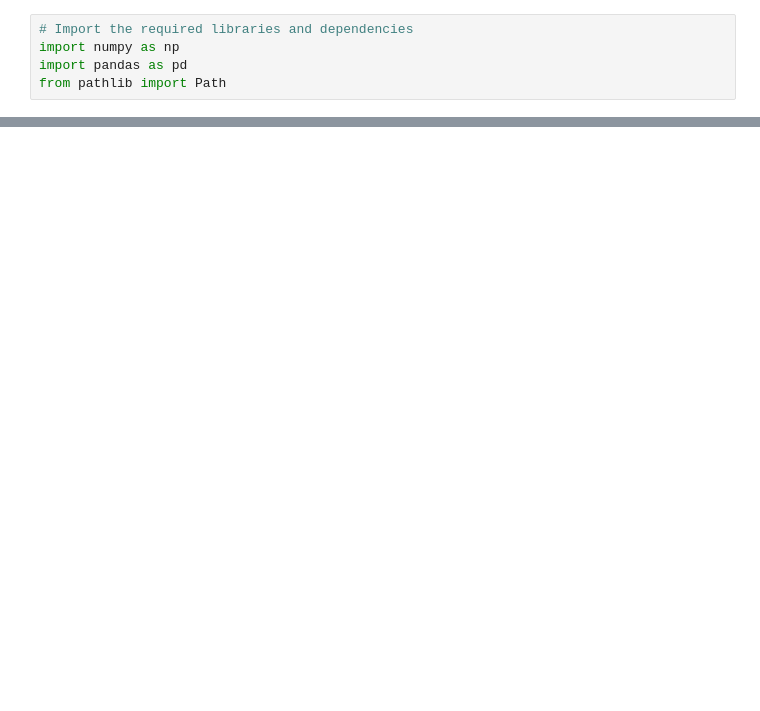
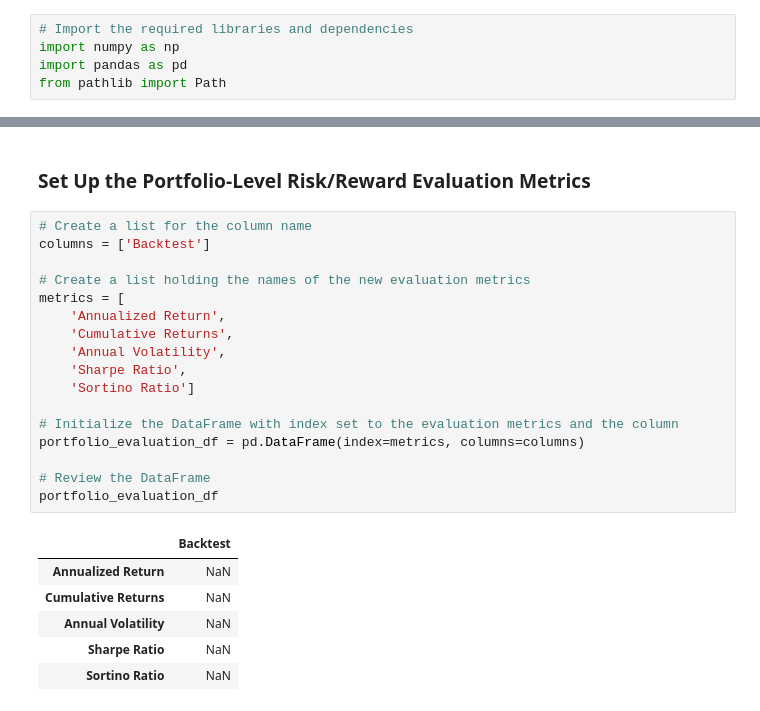
Before and after one commit to najibabounasr/Algorithmic_Trading_Basics, a Jupyter notebook: 4_Evaluation_Metrics.ipynb, the cells around one changed output, grey strips where cells are left out. Cells and saved outputs as stored; diff of their text form; blank space fills up the shorter version.

Commit message:
Fixed Evaluation Metrics notebook

```diff
--- a/4_Evaluation_Metrics.ipynb
+++ b/4_Evaluation_Metrics.ipynb
@@ -18,0 +34,26 @@ FileNotFoundError: [Errno 2] No such file or directory: 'Resources/trading_signa
+# %% [markdown]
+### Set Up the Portfolio-Level Risk/Reward Evaluation Metrics
+# %%
+# Create a list for the column name
+columns = ['Backtest']
+
+# Create a list holding the names of the new evaluation metrics
+metrics = [
+    'Annualized Return',
+    'Cumulative Returns',
+    'Annual Volatility',
+    'Sharpe Ratio',
+    'Sortino Ratio']
+
+# Initialize the DataFrame with index set to the evaluation metrics and the column
+portfolio_evaluation_df = pd.DataFrame(index=metrics, columns=columns)
+
+# Review the DataFrame
+portfolio_evaluation_df
+# %% [output]
+|  | Backtest |
+| Annualized Return | NaN |
+| Cumulative Returns | NaN |
+| Annual Volatility | NaN |
+| Sharpe Ratio | NaN |
+| Sortino Ratio | NaN |
```
Also changed, not shown: parts of 18 cells of this notebook, 1 other file.
